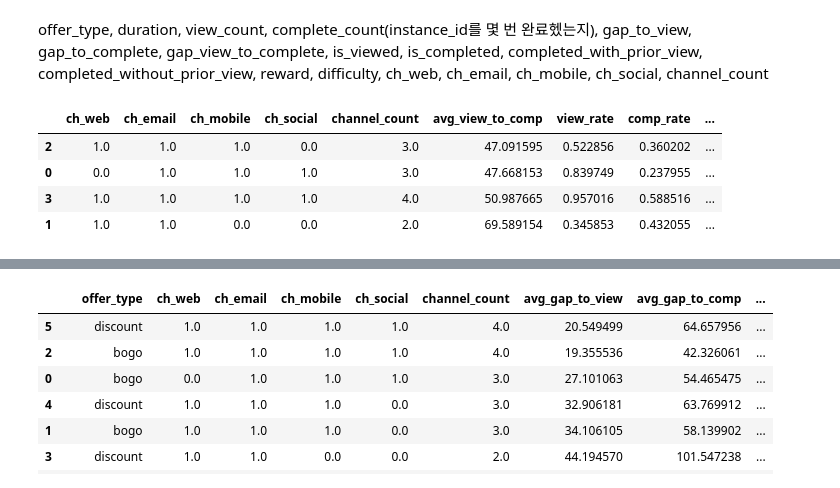
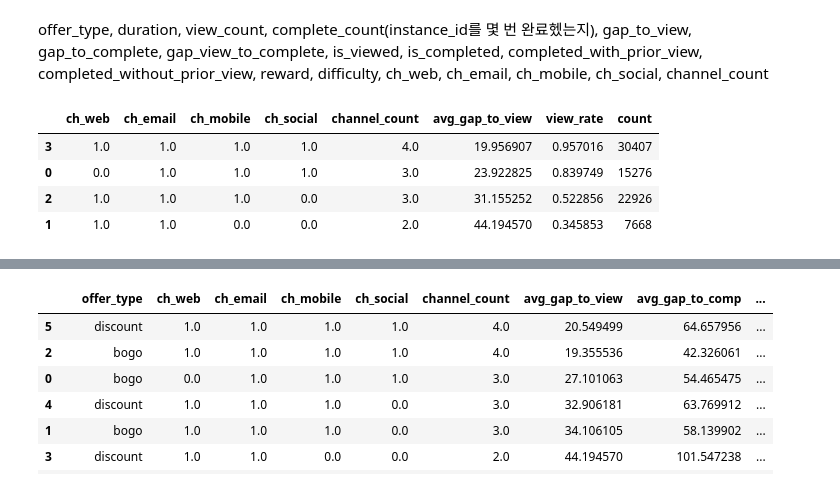
Before and after one commit to rladbstj56/practice_project, a Jupyter notebook: Myun_EDA/03_analysis_final_mine.ipynb, the cells around one changed output, grey strips where cells are left out. Saved outputs shown, nothing was run; the diff lists cells and outputs as text; code cells hidden in the pictures.

```diff
--- a/Myun_EDA/03_analysis_final_mine.ipynb
+++ b/Myun_EDA/03_analysis_final_mine.ipynb
@@ -530,20 +562,16 @@ complete_count : 같은 t_receive(instance_id), customer_id, offer_id를 몇번
 # %% [markdown]
 offer_type, duration, view_count, complete_count(instance_id를 몇 번 완료헸는지), gap_to_view, gap_to_complete, gap_view_to_complete, is_viewed, is_completed, completed_with_prior_view, completed_without_prior_view, reward, difficulty, ch_web, ch_email, ch_mobile, ch_social, channel_count
 # %%
+# 채널별, 채널수별 gap_to_view만 보는 것 : 전체 데이터 사용 -> 열람까지 걸리는 시간
 channel_df_rate = df.groupby(['ch_web', 'ch_email', 'ch_mobile', 'ch_social', 'channel_count']).agg(
-    #avg_gap_to_view = ('gap_to_view', 'mean'),
-    #avg_gap_to_comp = ('gap_to_complete', 'mean'),
-    avg_view_to_comp = ('gap_view_to_complete', 'mean'),
-    view_rate = ('is_viewed', 'mean'),
-    comp_rate = ('is_completed', 'mean'),
-    aware_rate = ('completed_with_prior_view', 'mean'),
-    unaware_rate = ('completed_without_prior_view', 'mean'),
+    avg_gap_to_view = ('gap_to_view', 'mean'),
+    view_rate = ('is_viewed', 'mean'),  #열람률
     count = ('gender', 'size')
 ).reset_index()
-channel_df_rate.sort_values(by=['avg_view_to_comp'], ascending=[True])
+channel_df_rate.sort_values(by=['avg_gap_to_view'], ascending=[True]) # 채널수가 많을수록, 웹보다는 소셜의 도달 시간이 빠르다 채널을 많이 활용할 수록 도달시간이 빨라지고 도달률도 높아진다
 # %% [output]
-|  | ch_web | ch_email | ch_mobile | ch_social | channel_count | avg_view_to_comp | view_rate | comp_rate | ... |
-| 2 | 1.0 | 1.0 | 1.0 | 0.0 | 3.0 | 47.091595 | 0.522856 | 0.360202 | ... |
-| 0 | 0.0 | 1.0 | 1.0 | 1.0 | 3.0 | 47.668153 | 0.839749 | 0.237955 | ... |
-| 3 | 1.0 | 1.0 | 1.0 | 1.0 | 4.0 | 50.987665 | 0.957016 | 0.588516 | ... |
-| 1 | 1.0 | 1.0 | 0.0 | 0.0 | 2.0 | 69.589154 | 0.345853 | 0.432055 | ... |
+|  | ch_web | ch_email | ch_mobile | ch_social | channel_count | avg_gap_to_view | view_rate | count |
+| 3 | 1.0 | 1.0 | 1.0 | 1.0 | 4.0 | 19.956907 | 0.957016 | 30407 |
+| 0 | 0.0 | 1.0 | 1.0 | 1.0 | 3.0 | 23.922825 | 0.839749 | 15276 |
+| 2 | 1.0 | 1.0 | 1.0 | 0.0 | 3.0 | 31.155252 | 0.522856 | 22926 |
+| 1 | 1.0 | 1.0 | 0.0 | 0.0 | 2.0 | 44.194570 | 0.345853 | 7668 |
```
Also changed, not shown: parts of 15 cells of this notebook, 1 other file.
